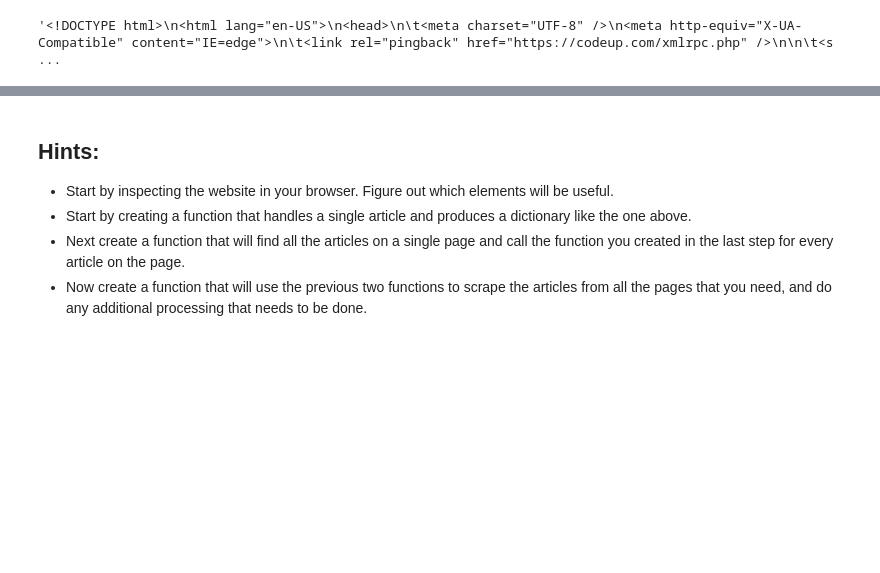
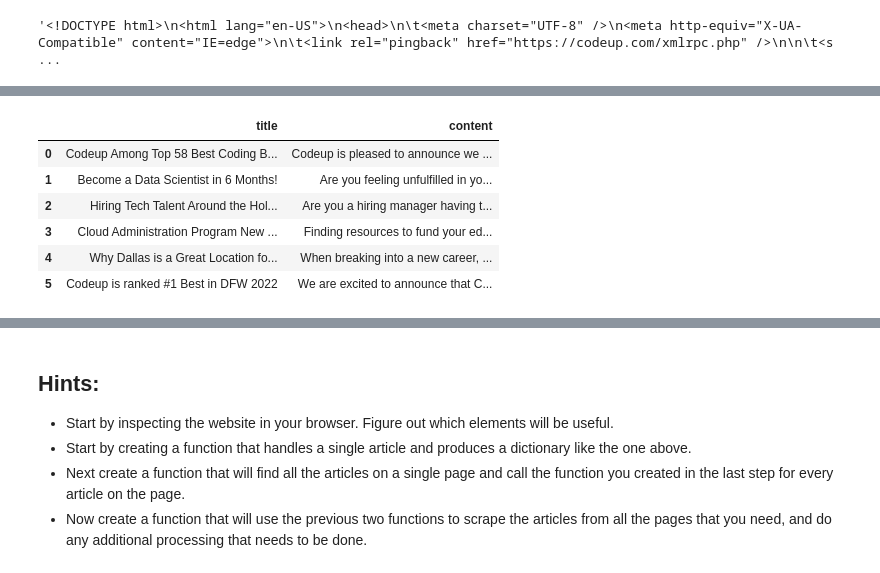
Before and after one commit to QMCBT-JustinEvans/natural-language-processing-exercises, a Jupyter notebook: acquire_news_articles.ipynb, the cells around one changed output, grey strips where cells are left out. Cells and saved outputs as stored; diff of their text form; code cells hidden in the pictures; blank space fills up the shorter version.

```diff
--- a/acquire_news_articles.ipynb
+++ b/acquire_news_articles.ipynb
@@ -78,0 +201,25 @@ soup.select('.more-link')[0]['href']
+# %%
+url = 'https://codeup.com/blog/'
+headers = {'User-Agent': 'Codeup Data Science'}
+response = get(url, headers=headers)
+
+soup = BeautifulSoup(response.content, 'html.parser')
+
+links = [link['href'] for link in soup.select('.more-link')]
+
+articles = []
+
+for url in links:
+
+    url_response = get(url, headers=headers)
+    soup = BeautifulSoup(url_response.text)
+
+    title = soup.find('h1', class_='entry-title').text
+    content = soup.find('div', class_='entry-content').text.strip()
+
+    article_dict = {
+        'title': title,
+        'content': content
+    }
+
+    articles.append(article_dict)
@@ -78,0 +246,11 @@ soup.select('.more-link')[0]['href']
+# %%
+articles_df = pd.DataFrame(articles)
+articles_df
+# %% [output]
+|  | title | content |
+| 0 | Codeup Among Top 58 Best Coding B... | Codeup is pleased to announce we ... |
+| 1 | Become a Data Scientist in 6 Months! | Are you feeling unfulfilled in yo... |
+| 2 | Hiring Tech Talent Around the Hol... | Are you a hiring manager having t... |
+| 3 | Cloud Administration Program New ... | Finding resources to fund your ed... |
+| 4 | Why Dallas is a Great Location fo... | When breaking into a new career, ... |
+| 5 | Codeup is ranked #1 Best in DFW 2022 | We are excited to announce that C... |
```
Also changed, not shown: parts of 38 cells of this notebook.
